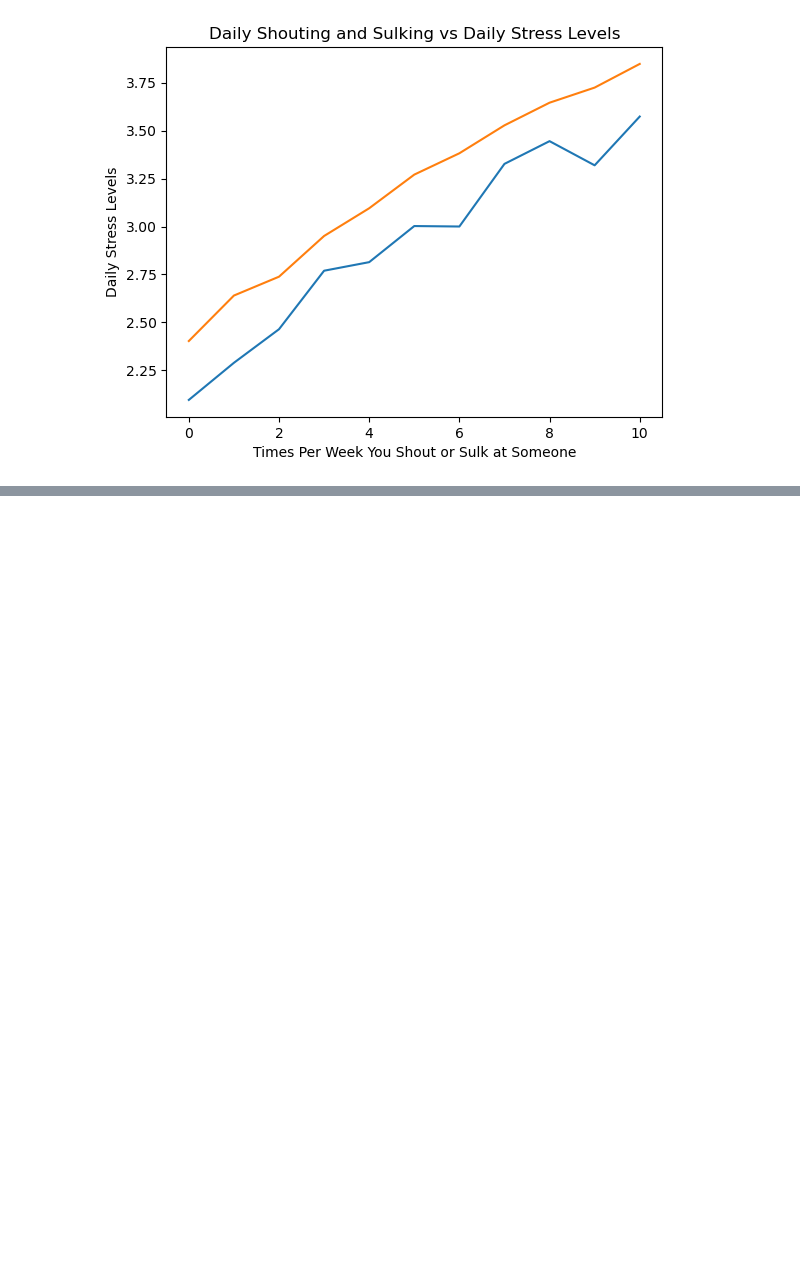
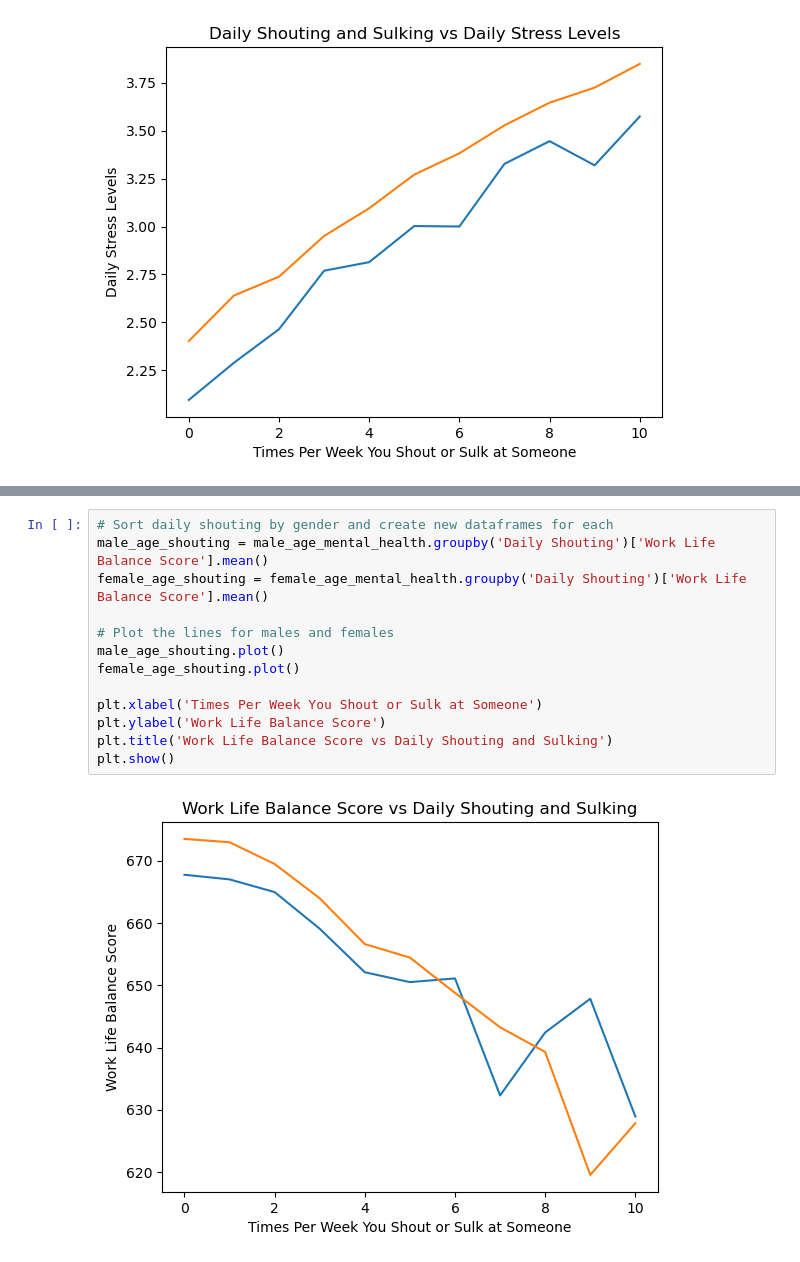
Before and after one commit to jenna-mk/Project_1, a Jupyter notebook: project_1_jenna.ipynb, the cells around one changed output, grey strips where cells are left out. Cells and saved outputs as stored; diff of their text form; blank space fills up the shorter version.

```diff
--- a/project_1_jenna.ipynb
+++ b/project_1_jenna.ipynb
@@ -268,0 +309,15 @@ plt.show()
+# %%
+# Sort daily shouting by gender and create new dataframes for each
+male_age_shouting = male_age_mental_health.groupby('Daily Shouting')['Work Life Balance Score'].mean()
+female_age_shouting = female_age_mental_health.groupby('Daily Shouting')['Work Life Balance Score'].mean()
+
+# Plot the lines for males and females
+male_age_shouting.plot()
+female_age_shouting.plot()
+
+plt.xlabel('Times Per Week You Shout or Sulk at Someone')
+plt.ylabel('Work Life Balance Score')
+plt.title('Work Life Balance Score vs Daily Shouting and Sulking')
+plt.show()
+# %% [output]
+[figure, added]
```
Also changed, not shown: parts of 10 cells of this notebook.
